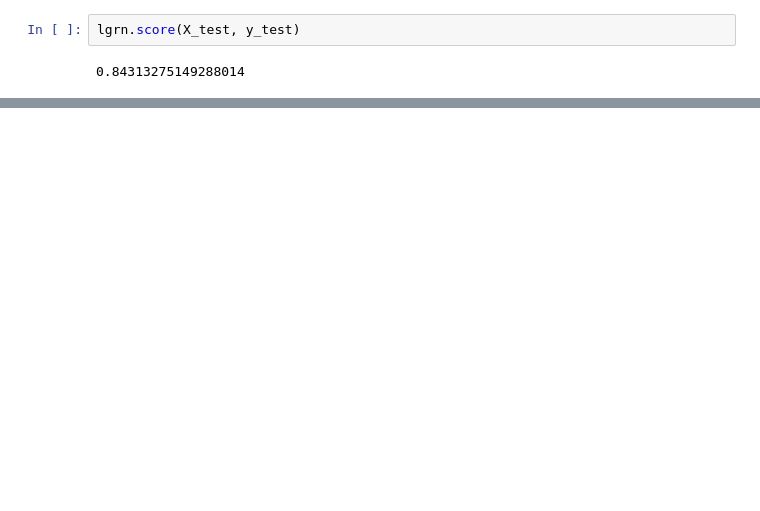
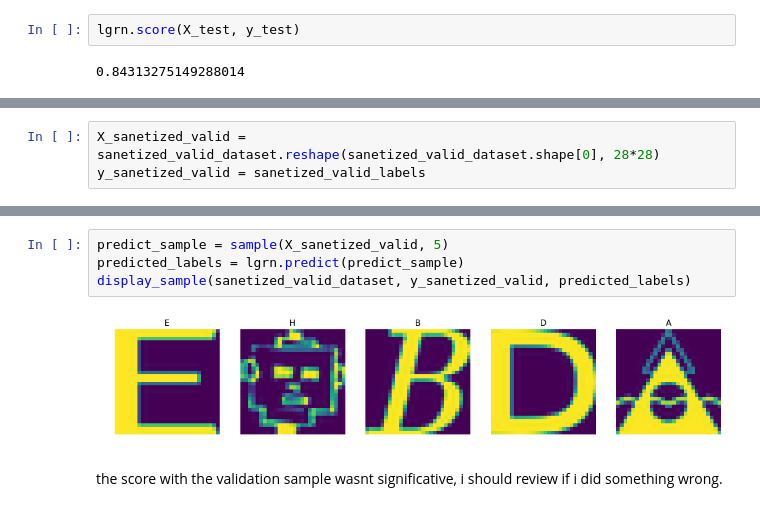
Before and after one commit to exeRogue/tensorflow-udacity, a Jupyter notebook: 1_notmnist.ipynb, the cells around one changed output, grey strips where cells are left out. Saved outputs shown, nothing was run; the diff lists cells and outputs as text; blank space fills up the shorter version.

```diff
--- a/1_notmnist.ipynb
+++ b/1_notmnist.ipynb
@@ -745,0 +765,3 @@ display_sample(test_dataset, y_test, predicted_labels)
+# %%
+X_sanetized_valid = sanetized_valid_dataset.reshape(sanetized_valid_dataset.shape[0], 28*28)
+y_sanetized_valid = sanetized_valid_labels
@@ -745,0 +772,8 @@ display_sample(test_dataset, y_test, predicted_labels)
+# %%
+predict_sample = sample(X_sanetized_valid, 5)
+predicted_labels = lgrn.predict(predict_sample)
+display_sample(sanetized_valid_dataset, y_sanetized_valid, predicted_labels)
+# %% [output]
+[figure, added]
+# %% [markdown]
+the score with the validation sample wasnt significative, i should review if i did something wrong.
```
Also changed, not shown: parts of 30 cells of this notebook.
